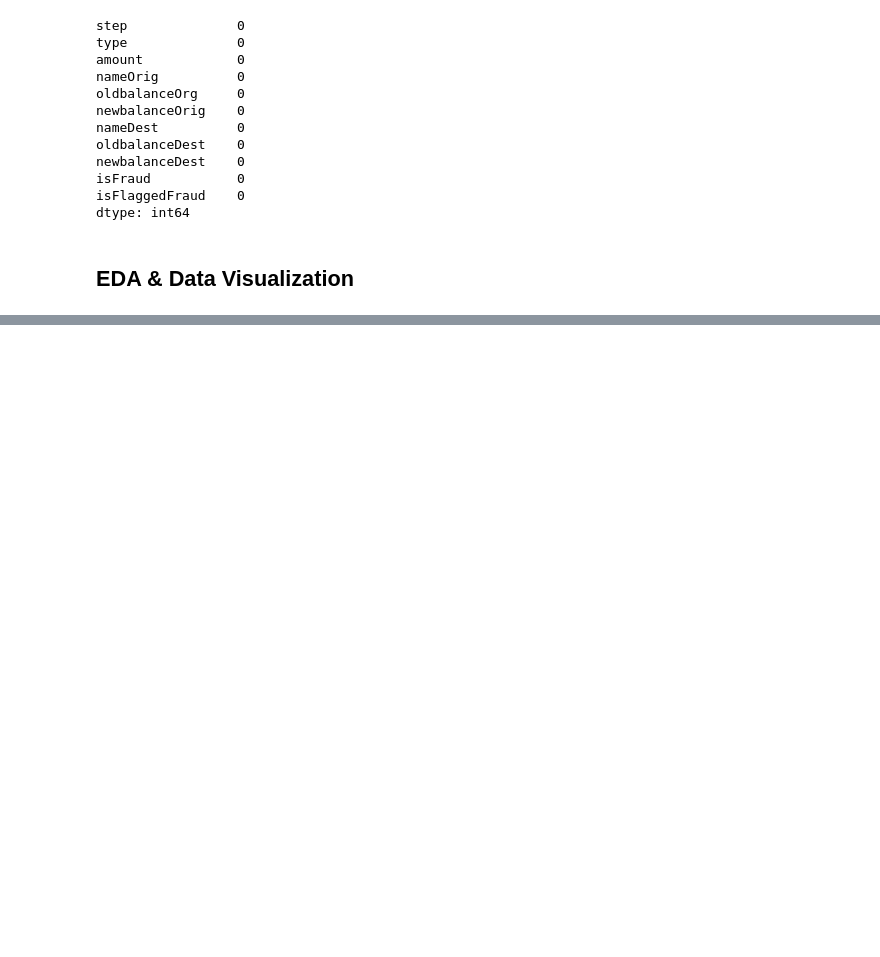
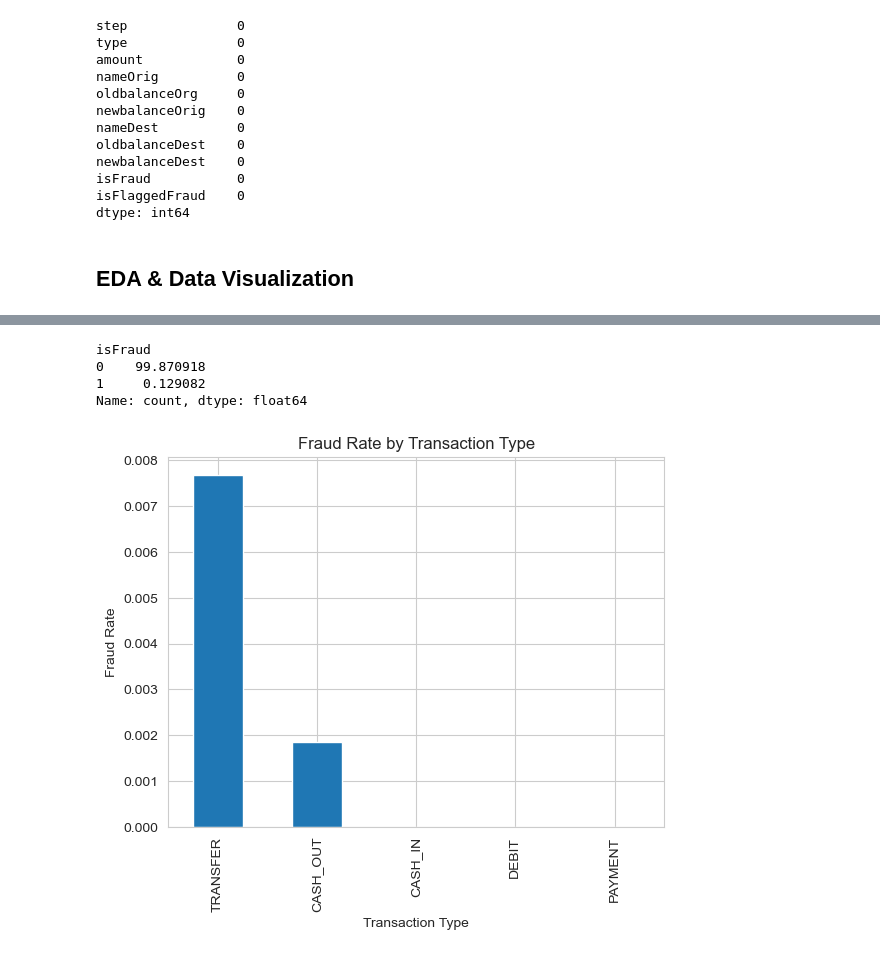
Before and after one commit to AmmadTanveer/Fraud-Detection-Using-ML, a Jupyter notebook: analysis.ipynb, the cells around one changed output, grey strips where cells are left out. Drawn from its saved outputs; the diff is of its cells as text; code cells hidden in the pictures; blank space fills up the shorter version.

```diff
--- a/analysis.ipynb
+++ b/analysis.ipynb
@@ -85,0 +95,15 @@ dtype: int64
+# %%
+fraud_rate
+# %% [output]
+isFraud
+0    99.870918
+1     0.129082
+Name: count, dtype: float64
+# %%
+fraud_rate_by_type = df.groupby('type')['isFraud'].mean().sort_values(ascending=False)
+fraud_rate_by_type.plot(kind='bar').set_title('Fraud Rate by Transaction Type')
+plt.xlabel('Transaction Type')
+plt.ylabel('Fraud Rate')
+plt.show()
+# %% [output]
+[figure, added]
```
Also changed, not shown: parts of 21 cells of this notebook.
